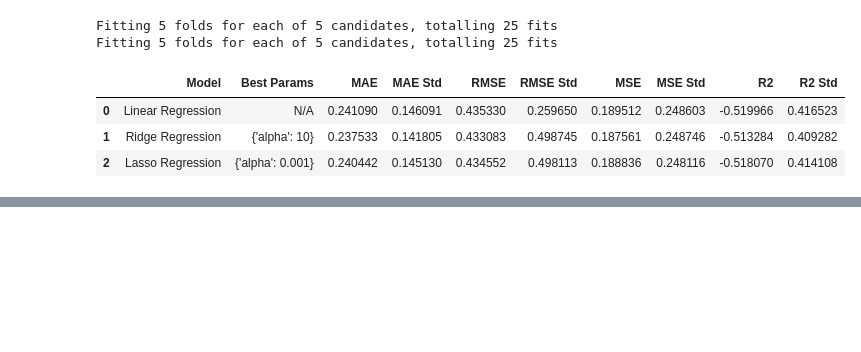
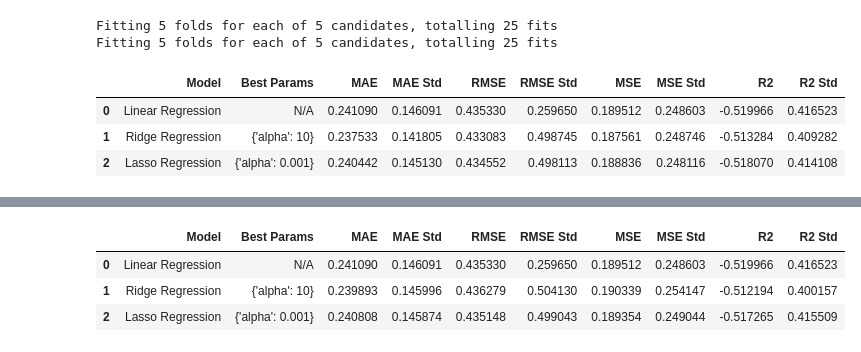
Before and after one commit to sahn1998/egg-price-prediction, a Jupyter notebook: model/linear_ridge_lasso_reg.ipynb, the cells around one changed output, grey strips where cells are left out. Saved outputs shown, nothing was run; the diff lists cells and outputs as text; code cells hidden in the pictures; blank space fills up the shorter version.

```diff
--- a/model/linear_ridge_lasso_reg.ipynb
+++ b/model/linear_ridge_lasso_reg.ipynb
@@ -34,18 +34,6 @@ param_grids = {
 
 # Load Dataset
 dataset = pd.read_csv(f'{data_file_path}/merged_data.csv', index_col=0)
-
-# --------- If we want to use Kfold (n = 5) -------- #
-# kf = KFold(n_splits=5, shuffle=True, random_state=42)
-# results = {}
-# fold = 1
-
-# for train_index, val_index in kf.split(X):
-#     X_train, X_val = X.iloc[train_index], X.iloc[val_index]
-#     y_train, y_val = Y.iloc[train_index], Y.iloc[val_index]
-
-#     Model evaluation here
-
-#     fold += 1
+dataset_scaled = pd.read_csv(f'{data_file_path}/merged_scaled_data.csv', index_col=0)
 # %% [markdown]
 # Regression
@@ -154,0 +147,75 @@ plt.show()
+# %%
+X = dataset_scaled[['disaster_cost_adjusted', 'human_outbreaks_per_million', 'covid_hospitalization_per_million', 'infected_flock_cnt', 'infected_h5n1_people_cnt', 'gas_price_per_gallon', 'temp_variance']].copy()
+Y = dataset_scaled.loc[:, TARGET_VAR:TARGET_VAR] # Extract the target variable (Y)
+
+# List to store all results
+results_list = []
+scoring = {
+    "MSE": make_scorer(mean_squared_error, greater_is_better=False),
+    "MAE": make_scorer(mean_absolute_error, greater_is_better=False),
+    "R2": make_scorer(r2_score)
+}
+
+# Loop through models
+for name, model in models.items():
+    if name in param_grids:  # Apply GridSearchCV if hyperparameters exist
+        grid_search = GridSearchCV(
+            model, param_grids[name],
+            cv=5, scoring=scoring, refit="R2", n_jobs=-1, verbose=1
+        )
+        grid_search.fit(X, Y)
+
+        # Get best hyperparameters and model
+        best_params = grid_search.best_params_
+        best_model = grid_search.best_estimator_
+
+        # Extract cross-validation results from GridSearchCV
+        cv_results = grid_search.cv_results_
+        best_index = grid_search.best_index_
+
+        # Extract precomputed metrics
+        mean_mae = -cv_results["mean_test_MAE"][best_index]
+        std_mae = cv_results["std_test_MAE"][best_index]
+        mean_mse = -cv_results["mean_test_MSE"][best_index]
+        std_mse = cv_results["std_test_MSE"][best_index]
+        mean_rmse = np.sqrt(mean_mse)
+        std_rmse = np.sqrt(std_mse)  # Direct RMSE std calculation
+        mean_r2 = cv_results["mean_test_R2"][best_index]
+        std_r2 = cv_results["std_test_R2"][best_index]
+
+    else:
+        model.fit(X, Y)  # Train model directly if no hyperparameters
+        best_params = "N/A"
+        best_model = model
+
+        # Perform 5-fold CV only if GridSearchCV was not used
+        scores = cross_validate(best_model, X, Y, cv=5, scoring=scoring)
+
+        # Extract metrics from cross-validation results
+        mean_mae = -np.mean(scores["test_MAE"])
+        std_mae = np.std(scores["test_MAE"])
+        mean_mse = -np.mean(scores["test_MSE"])
+        std_mse = np.std(scores["test_MSE"])
+        mean_rmse = np.sqrt(mean_mse)
+        std_rmse = np.std(np.sqrt(-scores["test_MSE"]))
+        mean_r2 = np.mean(scores["test_R2"])
+        std_r2 = np.std(scores["test_R2"])
+
+    # Store results
+    results_list.append({
+        'Model': name,
+        'Best Params': best_params,
+        'MAE': mean_mae,
+        'MAE Std': std_mae,
+        'RMSE': mean_rmse,
+        'RMSE Std': std_rmse,
+        'MSE': mean_mse,
+        'MSE Std': std_mse,
+        'R2': mean_r2,
+        'R2 Std': std_r2
+    })
+
+# Convert results to a DataFrame
+df_results = pd.DataFrame(results_list)
+df_results.head()
+# %% [output]
@@ -154,0 +224,4 @@ plt.show()
+|  | Model | Best Params | MAE | MAE Std | RMSE | RMSE Std | MSE | MSE Std | R2 | R2 Std |
+| 0 | Linear Regression | N/A | 0.241090 | 0.146091 | 0.435330 | 0.259650 | 0.189512 | 0.248603 | -0.519966 | 0.416523 |
+| 1 | Ridge Regression | {'alpha': 10} | 0.239893 | 0.145996 | 0.436279 | 0.504130 | 0.190339 | 0.254147 | -0.512194 | 0.400157 |
+| 2 | Lasso Regression | {'alpha': 0.001} | 0.240808 | 0.145874 | 0.435148 | 0.499043 | 0.189354 | 0.249044 | -0.517265 | 0.415509 |
```
Also changed, not shown: parts of 10 cells of this notebook, 10 other files.
